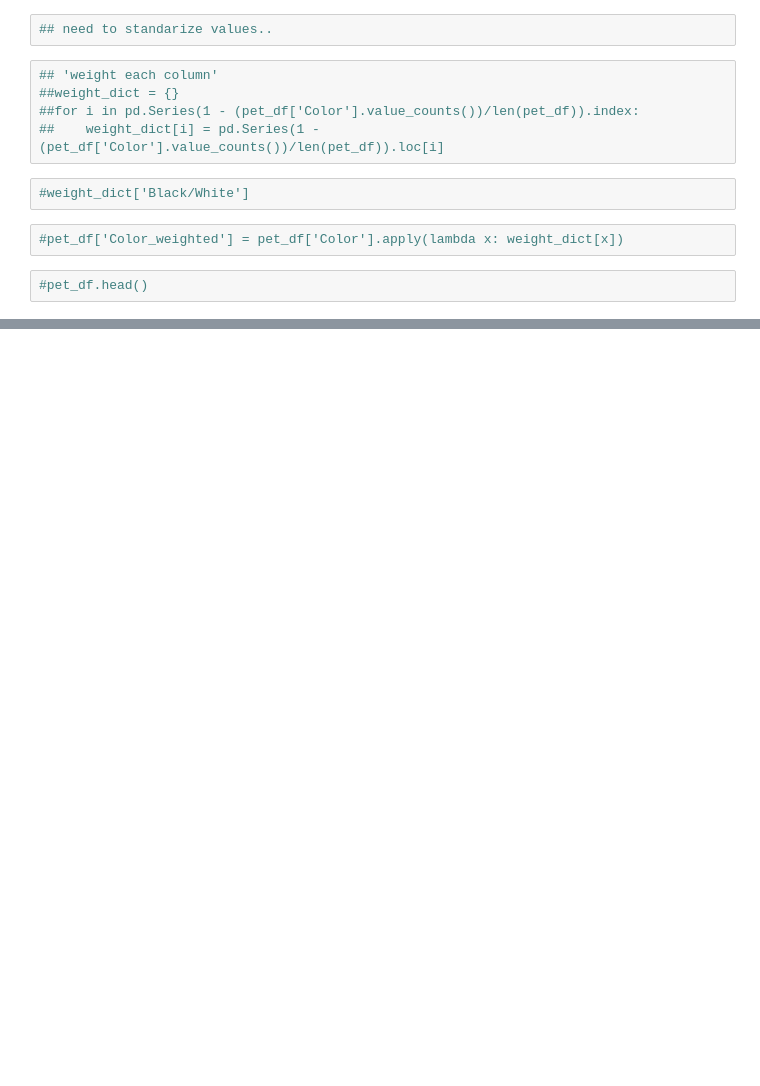
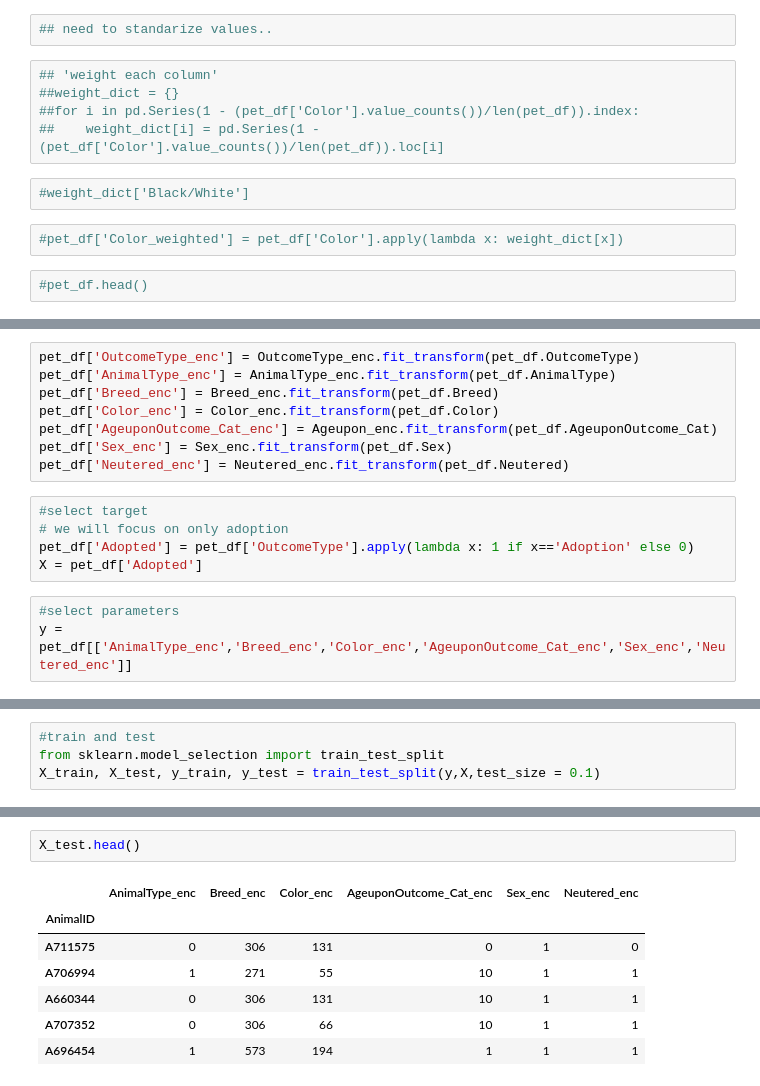
Before and after one commit to ironhack-bcn-data-pt/PR05-project-statistical-analysis, a Jupyter notebook: Project_05_pets.ipynb, the cells around one changed output, grey strips where cells are left out. Cells and saved outputs as stored; diff of their text form; blank space fills up the shorter version.

Commit message:
added linear regression model

```diff
--- a/Project_05_pets.ipynb
+++ b/Project_05_pets.ipynb
@@ -650,0 +626,16 @@ since 5.922269361363498e-178 < 0.05 we reject the null hypothesis that the varia
+# %%
+pet_df['OutcomeType_enc'] = OutcomeType_enc.fit_transform(pet_df.OutcomeType)
+pet_df['AnimalType_enc'] = AnimalType_enc.fit_transform(pet_df.AnimalType)
+pet_df['Breed_enc'] = Breed_enc.fit_transform(pet_df.Breed)
+pet_df['Color_enc'] = Color_enc.fit_transform(pet_df.Color)
+pet_df['AgeuponOutcome_Cat_enc'] = Ageupon_enc.fit_transform(pet_df.AgeuponOutcome_Cat)
+pet_df['Sex_enc'] = Sex_enc.fit_transform(pet_df.Sex)
+pet_df['Neutered_enc'] = Neutered_enc.fit_transform(pet_df.Neutered)
+# %%
+#select target
+# we will focus on only adoption
+pet_df['Adopted'] = pet_df['OutcomeType'].apply(lambda x: 1 if x=='Adoption' else 0)
+X = pet_df['Adopted']
+# %%
+#select parameters
+y = pet_df[['AnimalType_enc','Breed_enc','Color_enc','AgeuponOutcome_Cat_enc','Sex_enc','Neutered_enc']]
@@ -650,0 +648,4 @@ since 5.922269361363498e-178 < 0.05 we reject the null hypothesis that the varia
+# %%
+#train and test
+from sklearn.model_selection import train_test_split
+X_train, X_test, y_train, y_test = train_test_split(y,X,test_size = 0.1)
@@ -650,0 +670,10 @@ since 5.922269361363498e-178 < 0.05 we reject the null hypothesis that the varia
+# %%
+X_test.head()
+# %% [output]
+|  | AnimalType_enc | Breed_enc | Color_enc | AgeuponOutcome_Cat_enc | Sex_enc | Neutered_enc |
+| AnimalID |  |  |  |  |  |  |
+| A711575 | 0 | 306 | 131 | 0 | 1 | 0 |
+| A706994 | 1 | 271 | 55 | 10 | 1 | 1 |
+| A660344 | 0 | 306 | 131 | 10 | 1 | 1 |
+| A707352 | 0 | 306 | 66 | 10 | 1 | 1 |
+| A696454 | 1 | 573 | 194 | 1 | 1 | 1 |
```
Also changed, not shown: parts of 48 cells of this notebook.
